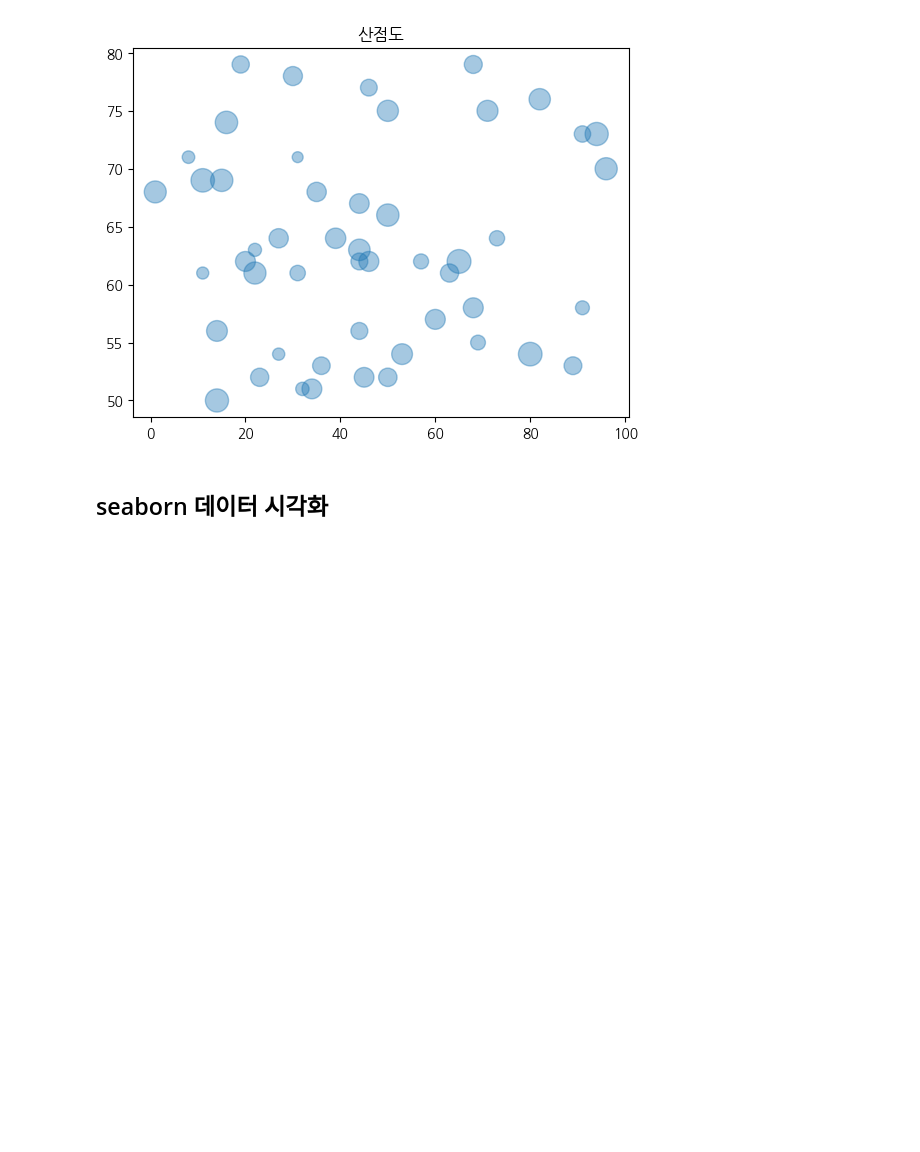
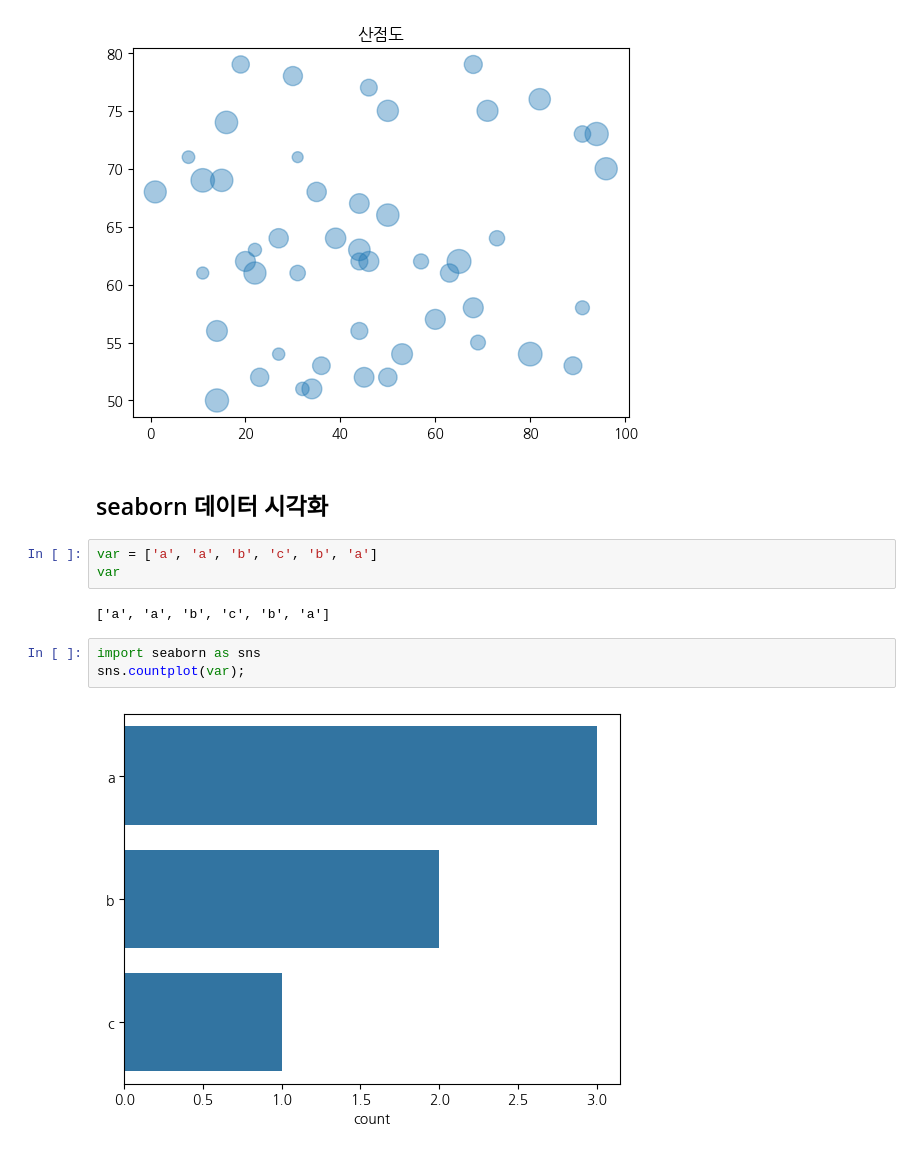
Before and after one commit to qwerqc/2024-1-my-BDA, a Jupyter notebook: inclass/01w_0312_tue_bigdata_basic.ipynb, the cells around one changed output. Cells and saved outputs as stored; diff of their text form; blank space fills up the shorter version.

```diff
--- a/inclass/01w_0312_tue_bigdata_basic.ipynb
+++ b/inclass/01w_0312_tue_bigdata_basic.ipynb
@@ -83,3 +83,13 @@ Text(0.5, 1.0, '산점도')
 [figure]
 # %% [markdown]
 ## seaborn 데이터 시각화
+# %%
+var = ['a', 'a', 'b', 'c', 'b', 'a']
+var
+# %% [output]
+['a', 'a', 'b', 'c', 'b', 'a']
+# %%
+import seaborn as sns
+sns.countplot(var);
+# %% [output]
+[figure, added]
```
Also changed, not shown: parts of 4 cells of this notebook.
